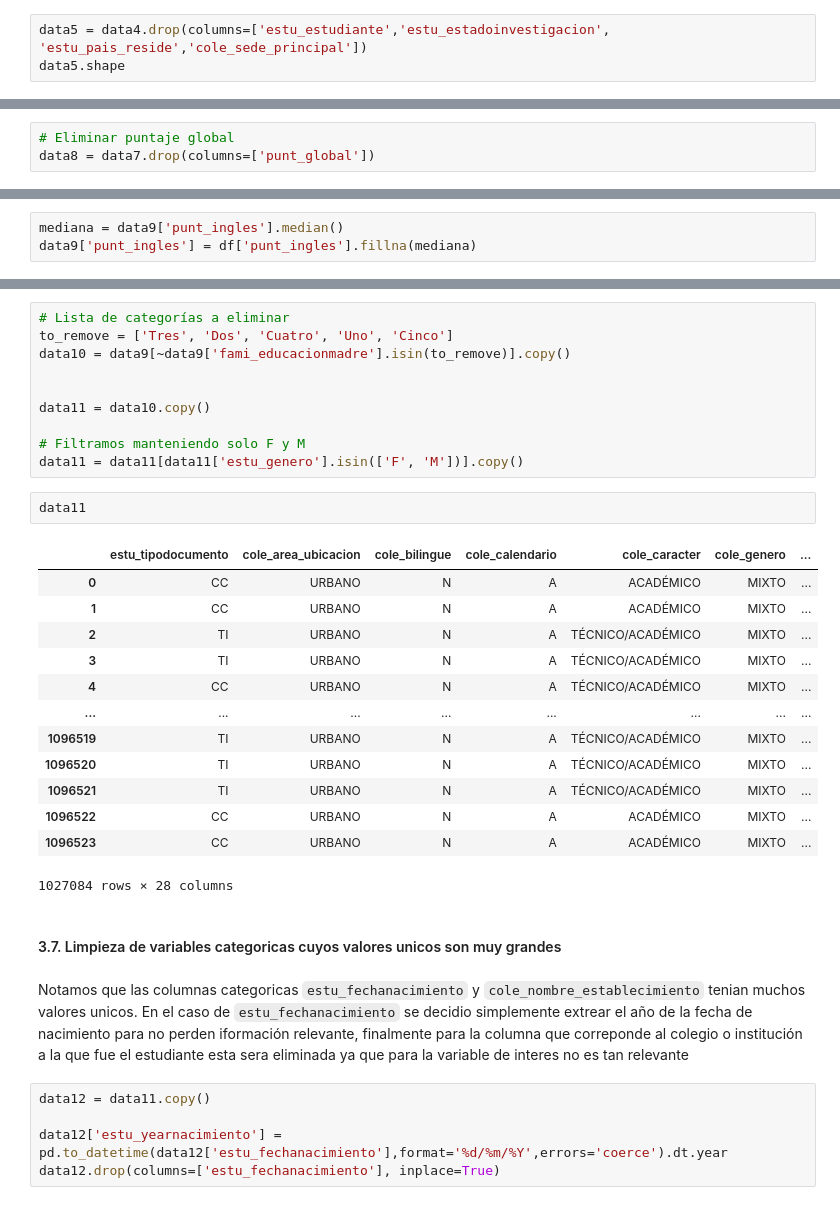
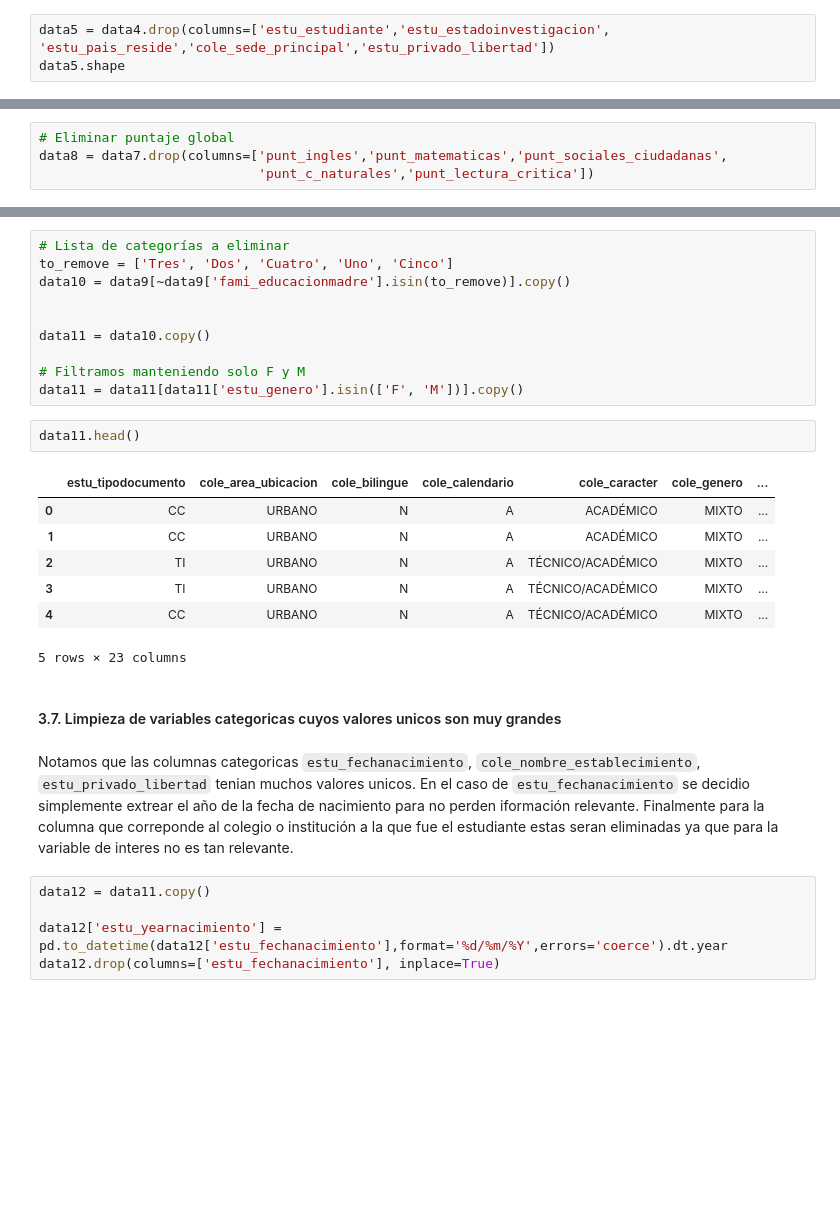
Before and after one commit to jczv24/Proyecto-2, a Jupyter notebook: fuentes_de_limpieza.ipynb, the cells around one changed output, grey strips where cells are left out. Cells and saved outputs as stored; diff of their text form; blank space fills up the shorter version.

```diff
--- a/Procedimiento.ipynb
+++ b/fuentes_de_limpieza.ipynb
@@ -96,4 +96,4 @@ Por otro lado, es importante observar las columnas cuyos valores unicos son muy
 # %%
-data5 = data4.drop(columns=['estu_estudiante','estu_estadoinvestigacion', 'estu_pais_reside','cole_sede_principal'])
+data5 = data4.drop(columns=['estu_estudiante','estu_estadoinvestigacion', 'estu_pais_reside','cole_sede_principal','estu_privado_libertad'])
 data5.shape
 # %% [output]
@@ -149,7 +149,8 @@ plt.show()
 [figure]
 # %%
 # Eliminar puntaje global
-data8 = data7.drop(columns=['punt_global'])
+data8 = data7.drop(columns=['punt_ingles','punt_matematicas','punt_sociales_ciudadanas',
+                            'punt_c_naturales','punt_lectura_critica'])
 # %% [markdown]
 #### 3.5. Limpieza de datos por datos nulos
 # %% [markdown]
@@ -261,9 +262,6 @@ For example, when doing 'df[col].method(value, inplace=True)', try using 'df.met
 
 
   data9[col].fillna(moda, inplace=True)
-# %%
-mediana = data9['punt_ingles'].median()
-data9['punt_ingles'] = df['punt_ingles'].fillna(mediana)
 # %% [markdown]
 #### 3.6. Limpieza de registros de las variables categoricas
 # %% [markdown]
@@ -279,25 +277,19 @@ data11 = data10.copy()
 # Filtramos manteniendo solo F y M
 data11 = data11[data11['estu_genero'].isin(['F', 'M'])].copy()
 # %%
-data11
+data11.head()
 # %% [output]
 |  | estu_tipodocumento | cole_area_ubicacion | cole_bilingue | cole_calendario | cole_caracter | cole_genero | ... |
 | 0 | CC | URBANO | N | A | ACADÉMICO | MIXTO | ... |
 | 1 | CC | URBANO | N | A | ACADÉMICO | MIXTO | ... |
 | 2 | TI | URBANO | N | A | TÉCNICO/ACADÉMICO | MIXTO | ... |
 | 3 | TI | URBANO | N | A | TÉCNICO/ACADÉMICO | MIXTO | ... |
 | 4 | CC | URBANO | N | A | TÉCNICO/ACADÉMICO | MIXTO | ... |
-| ... | ... | ... | ... | ... | ... | ... | ... |
-| 1096519 | TI | URBANO | N | A | TÉCNICO/ACADÉMICO | MIXTO | ... |
-| 1096520 | TI | URBANO | N | A | TÉCNICO/ACADÉMICO | MIXTO | ... |
-| 1096521 | TI | URBANO | N | A | TÉCNICO/ACADÉMICO | MIXTO | ... |
-| 1096522 | CC | URBANO | N | A | ACADÉMICO | MIXTO | ... |
-| 1096523 | CC | URBANO | N | A | ACADÉMICO | MIXTO | ... |
-1027084 rows × 28 columns
+5 rows × 23 columns
 # %% [markdown]
 #### 3.7. Limpieza de variables categoricas cuyos valores unicos son muy grandes
 # %% [markdown]
-Notamos que las columnas categoricas `estu_fechanacimiento` y `cole_nombre_establecimiento` tenian muchos valores unicos. En el caso de `estu_fechanacimiento` se decidio simplemente extrear el año de la fecha de nacimiento para no perden iformación relevante, finalmente para la columna que correponde al colegio o institución a la que fue el estudiante esta sera eliminada ya que para la variable de interes no es tan relevante
+Notamos que las columnas categoricas `estu_fechanacimiento`, `cole_nombre_establecimiento`, `estu_privado_libertad` tenian muchos valores unicos. En el caso de `estu_fechanacimiento` se decidio simplemente extrear el año de la fecha de nacimiento para no perden iformación relevante. Finalmente para la columna que correponde al colegio o institución a la que fue el estudiante estas seran eliminadas ya que para la variable de interes no es tan relevante.
 # %%
 data12 = data11.copy()
 
```
Also changed, not shown: parts of 10 cells of this notebook.
